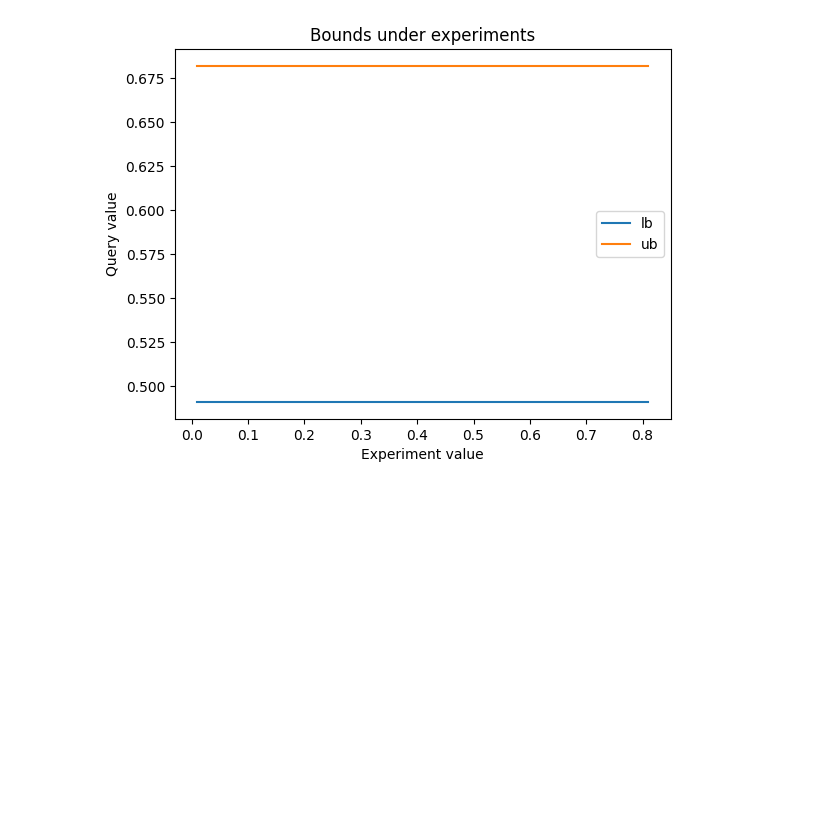
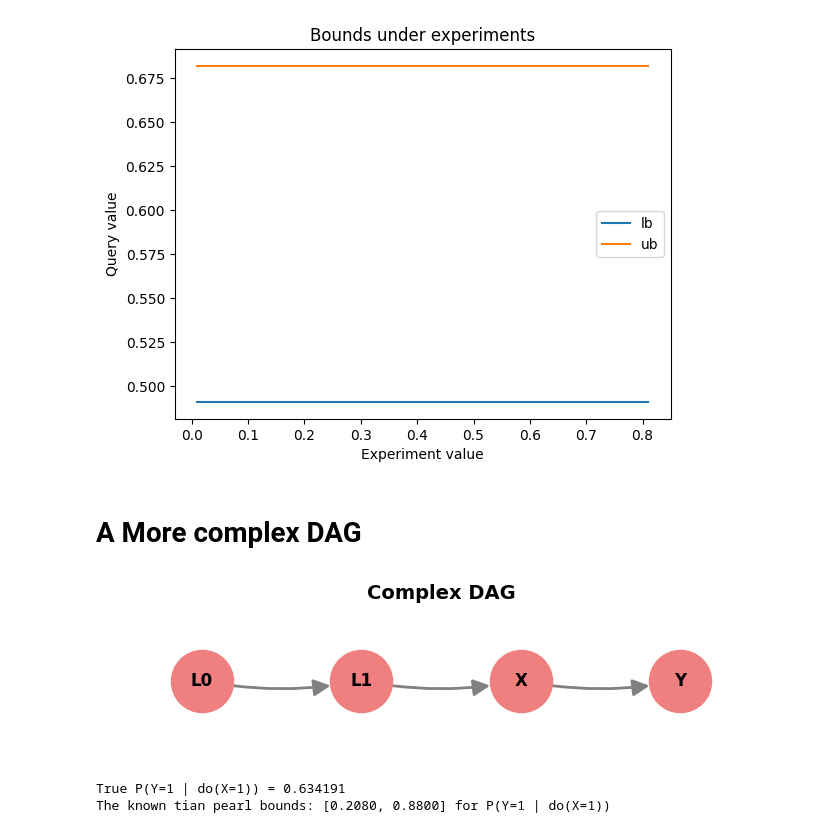
Before and after one commit to tmaringgele/Optimal-Experiments-for-Partial-Causal-Effect-Identification, a Jupyter notebook: complete_workflow.ipynb, the cells around one changed output. Drawn from its saved outputs; the diff is of its cells as text; code cells hidden in the pictures; blank space fills up the shorter version.

```diff
--- a/complete_workflow.ipynb
+++ b/complete_workflow.ipynb
@@ -249,3 +249,49 @@ df
 | 80 | 0.81 | 0.490918 | 0.681848 | 0.19093 | 0.051794 |
 81 rows × 5 columns
 [figure]
+# %% [markdown]
+# A More complex DAG
+# %%
+# 1. Generate a confounding DAG
+dag = DAG()
+X = dag.add_node('X', support={0, 1})
+Y = dag.add_node('Y', support={0, 1})
+L0 = dag.add_node('L0', support={0, 1}, partition='R')
+L1 = dag.add_node('L1', support={0, 1}, partition='R')
+dag.add_edge(L0, L1)
+dag.add_edge(L1, X)
+dag.add_edge(X, Y)
+
+dag.generate_all_response_types(R_only=False)
+
+fig = dag.draw(figsize=(7, 2), title="Complex DAG", with_labels=True)
+plt.show()
+# %% [output]
+[figure, added]
+# %%
+# 3. Generate Data
+generator = DataGenerator(dag, seed=234)
+joint = generator.computeObservedJoint() #Dict[FrozenSet[Tuple[Node, int]], float]
+# marginalize out L0 and L1
+p11 = 0
+p10 = 0
+for l0 in [0, 1]:
+    for l1 in [0, 1]:
+        key11 = frozenset({(L0, l0), (L1, l1), (X, 1), (Y, 1)})
+        key10 = frozenset({(L0, l0), (L1, l1), (X, 1), (Y, 0)})
+        p11 += joint.get(key11, 0)
+        p10 += joint.get(key10, 0)
+# generator.print_true_distribution()
+true_prob = generator.computeTrueIntervention(
+    Y={Y},
+    X={X},
+    Y_values=(1,),
+    X_values=(1,)
+)
+print(f"True P(Y=1 | do(X=1)) = {true_prob:.6f}")
+print(f'The known tian pearl bounds: [{p11:.4f}, {1-p10:.4f}] for P(Y=1 | do(X=1))')
+# 4. Create SCM
+scm = SCM(dag, generator)
+# %% [output]
+True P(Y=1 | do(X=1)) = 0.634191
+The known tian pearl bounds: [0.2080, 0.8800] for P(Y=1 | do(X=1))
```
Also changed, not shown: parts of 1 cell of this notebook, 1 other file.
